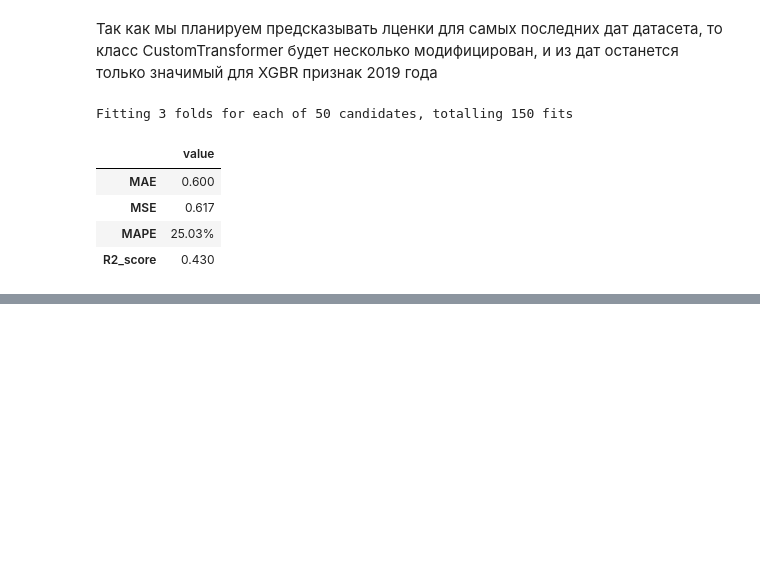
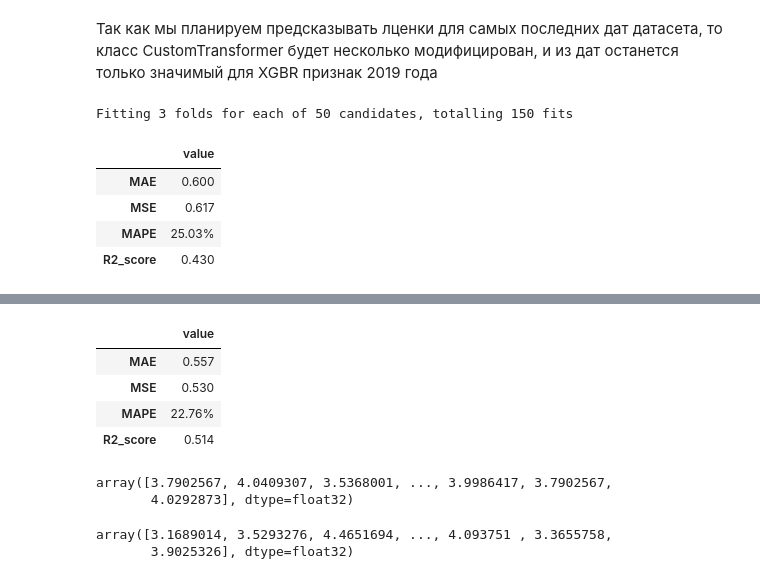
Before and after one commit to aleks-haksly/Simulative, a Jupyter notebook: ML/recomendation.ipynb, the cells around one changed output, grey strips where cells are left out. Saved outputs shown, nothing was run; the diff lists cells and outputs as text; code cells hidden in the pictures; blank space fills up the shorter version.

```diff
--- a/ML/recomendation.ipynb
+++ b/ML/recomendation.ipynb
@@ -198,7 +215,7 @@ MultiLabelBinarizer()
 class CustomTransformer(BaseEstimator, TransformerMixin):
     def __init__(
         self,
-        movies_data=movies_df, # база данных всех фильмов
+        movies_data, # база данных всех фильмов
         avg=np.mean, # для дальнейшей проверки в GridSearchCV, что будет лучше работать mran или median
 
     ):
@@ -930,0 +963,27 @@ rating_plot(66)
+# %%
+XGBR_pipe = Pipeline(
+    [
+        ("Custom_transf", CustomTransformer(movies_df)),
+        ("XGBR_model", XGBRegressor(**{'reg_lambda': 1.5, 'n_estimators': 200, 'max_depth': 9, 'learning_rate': 0.1, 'gamma': 0.3, 'alpha': 0.15}))
+    ]
+)
+# %%
+best_model = XGBR_pipe.fit(X_, y_)
+# %%
+evaluate_model(y_test, best_model.predict(X_test))
+# %% [output]
+|  | value |
+| MAE | 0.557 |
+| MSE | 0.530 |
+| MAPE | 22.76% |
+| R2_score | 0.514 |
+# %%
+best_model.predict(get_recommended_movies(696, ratings=ratings_df, movies=movies_df, _model=best_model))
+# %% [output]
+array([3.7902567, 4.0409307, 3.5368001, ..., 3.9986417, 3.7902567,
+       4.0292873], dtype=float32)
+# %%
+best_model.predict(X_train)
+# %% [output]
+array([3.1689014, 3.5293276, 4.4651694, ..., 4.093751 , 3.3655758,
+       3.9025326], dtype=float32)
```
Also changed, not shown: parts of 21 cells of this notebook.
